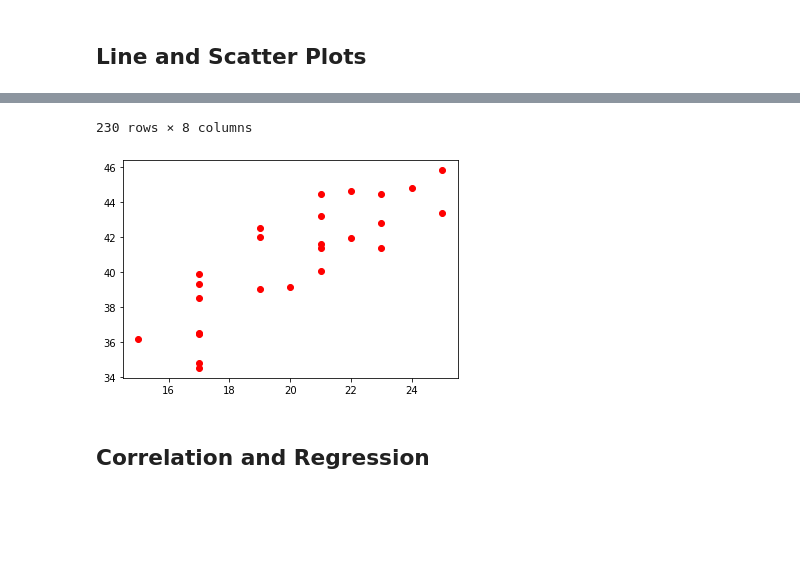
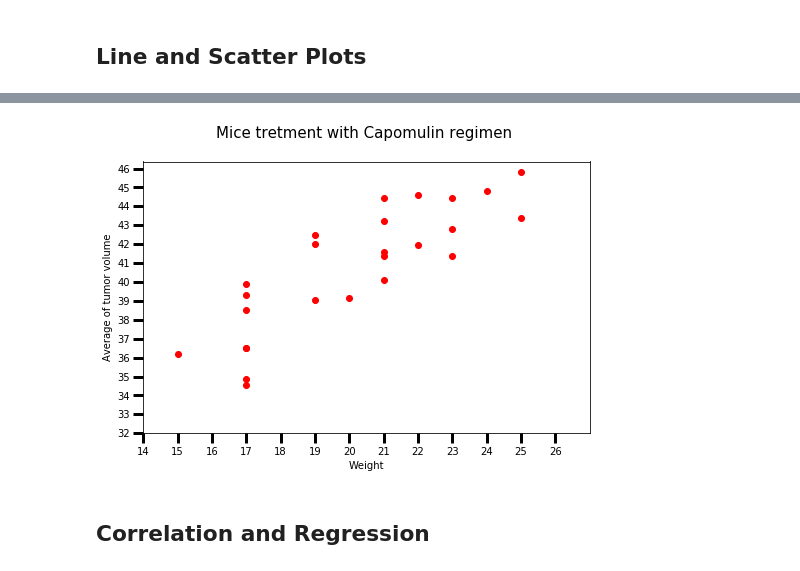
Before and after one commit to HaifaNajdawi/Matplotlib_The_power_of_plot, a Jupyter notebook: Pymaceuticals/pymaceuticals_starter.ipynb, the cells around one changed output, grey strips where cells are left out. Saved outputs shown, nothing was run; the diff lists cells and outputs as text; code cells hidden in the pictures; blank space fills up the shorter version.

Commit message:
plot formating

```diff
--- a/Pymaceuticals/pymaceuticals_starter.ipynb
+++ b/Pymaceuticals/pymaceuticals_starter.ipynb
@@ -62,7 +69,7 @@ all_the_dublicate_mouse
 # %%
 # Create a clean DataFrame by dropping the duplicate mouse by its ID.
 # unique_duplicated_mouseids =mouse_timepoint_df["Mouse ID"].unique().tolist()
-unique_duplicated_mouseids=list(mouse_timepoint_df["Mouse ID"].unique())
+unique_duplicated_mouseids=mouse_timepoint_df["Mouse ID"].unique().tolist()
 filtered = combined_df["Mouse ID"].isin(unique_duplicated_mouseids)
 get_index =combined_df[filtered].index
 clean_df=combined_df.drop(get_index).reset_index().drop(["index"],axis=1)
@@ -257,16 +267,15 @@ plt.show()
 ## Line and Scatter Plots
 # %%
 # Generate a line plot of tumor volume vs. time point for a mouse treated with Capomulin
-mouse_treated_with_Capomulin=clean_df.loc[(clean_df["Drug Regimen"] == "Capomulin")]
-mouse_id_ = input("what the mouse id you looking for ? ")
-mice = mouse_treated_with_Capomulin["Mouse ID"].unique().tolist()
-for mouse_id in mice:
-    one_mouse_df = mouse_treated_with_Capomulin[mouse_treated_with_Capomulin["Mouse ID"] == mouse_id]
-    plt.figure(figsize=(8,5))
-    plt.xlabel("Timepint")
-    plt.ylabel("Tumor volume (mm3)")
-    plt.title(f"Tumor volume size for Capomulin tretment over timepoint for {mouse_id}")
-    plt.plot(one_mouse_df["Timepoint"],one_mouse_df["Tumor Volume (mm3)"],color="r")
-    break
-mice
+mouse_treated_with_Capomulin=clean_df[(clean_df["Drug Regimen"] == "Capomulin")]
+mouse_id= input("what the mouse id you looking for ? (should be mouse tetmented by Capomulin")
+one_mouse_df = mouse_treated_with_Capomulin[mouse_treated_with_Capomulin["Mouse ID"] == mouse_id]
+plt.figure(figsize=(8,5))
+plt.tick_params(labelsize=10, width=3, length=10)
+plt.xlabel("Timepint")
+plt.ylabel("Tumor volume (mm3)")
+plt.xticks(np.arange(0,50,5))
+plt.title(f"Tumor volume size for Capomulin tretment over timepoint for {mouse_id}\n",fontsize=13)
+plt.plot(one_mouse_df["Timepoint"],one_mouse_df["Tumor Volume (mm3)"],color="r")
+plt.show()
 # %% [output]
@@ -291,7 +283,19 @@ mice
 # %%
 # Generate a scatter plot of average tumor volume vs. mouse weight for the Capomulin regimen
 mouseid_tumor = mouse_treated_with_Capomulin.groupby(["Mouse ID"]).mean()
+plt.figure(figsize=(8,5))
+
 plt.scatter(mouseid_tumor["Weight (g)"],mouseid_tumor["Tumor Volume (mm3)"],marker="o", facecolors="red")
+
+plt.xlabel("Weight",fontsize=10)
+plt.ylabel("Average of tumor volume",fontsize=10)
+plt.title("Mice tretment with Capomulin regimen \n",loc="center",fontsize=15)
+plt.tick_params(labelsize=10, width=3, length=10)
+plt.xlim(right=max(mouseid_tumor["Weight (g)"]+2))
+plt.ylim(bottom=33)
+plt.yticks(np.arange(32,47,1))
+plt.xticks(np.arange(14,27,1))
 # mouseid_tumor
-mouse_treated_with_Capomulin
+plt.show()
+x=np.arange(14,27,1)
 # %% [output]
@@ -310,5 +302,4 @@ mouse_treated_with_Capomulin
-230 rows × 8 columns
-[figure, old version]
+[figure, new version]
 # %% [markdown]
 ## Correlation and Regression
 # %%
```
Also changed, not shown: parts of 4 cells of this notebook.
